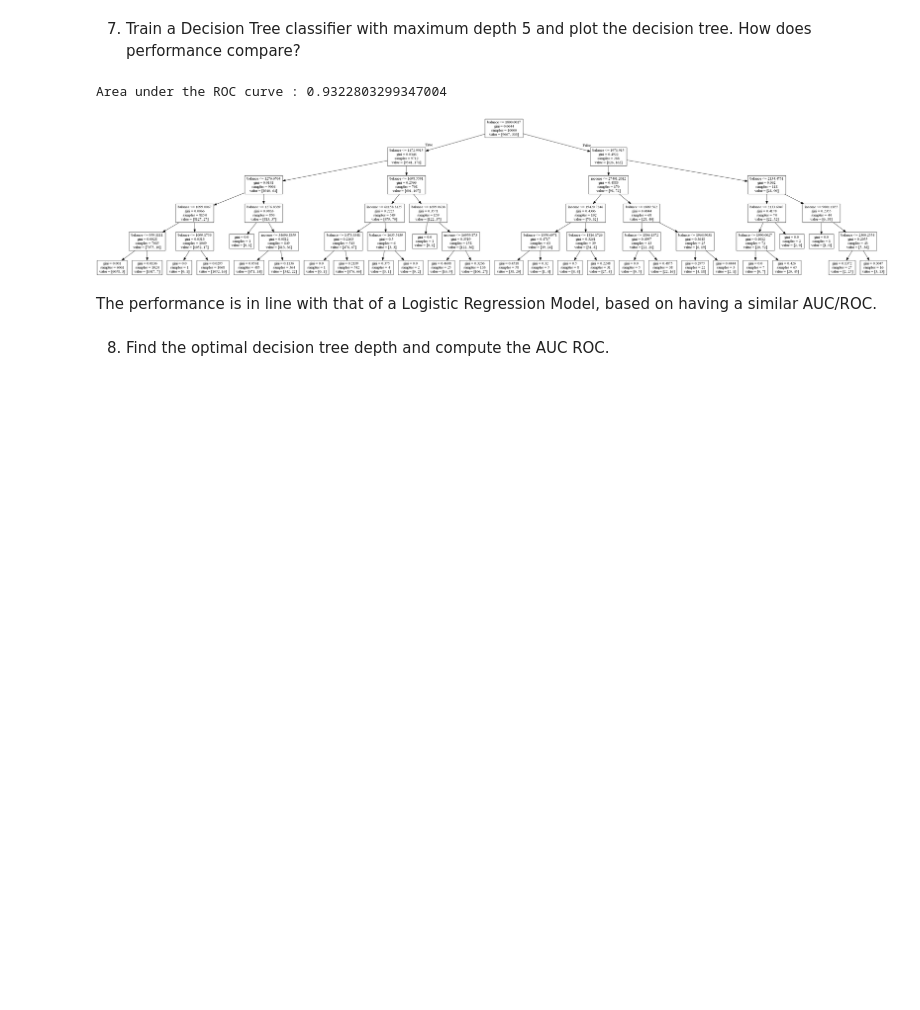
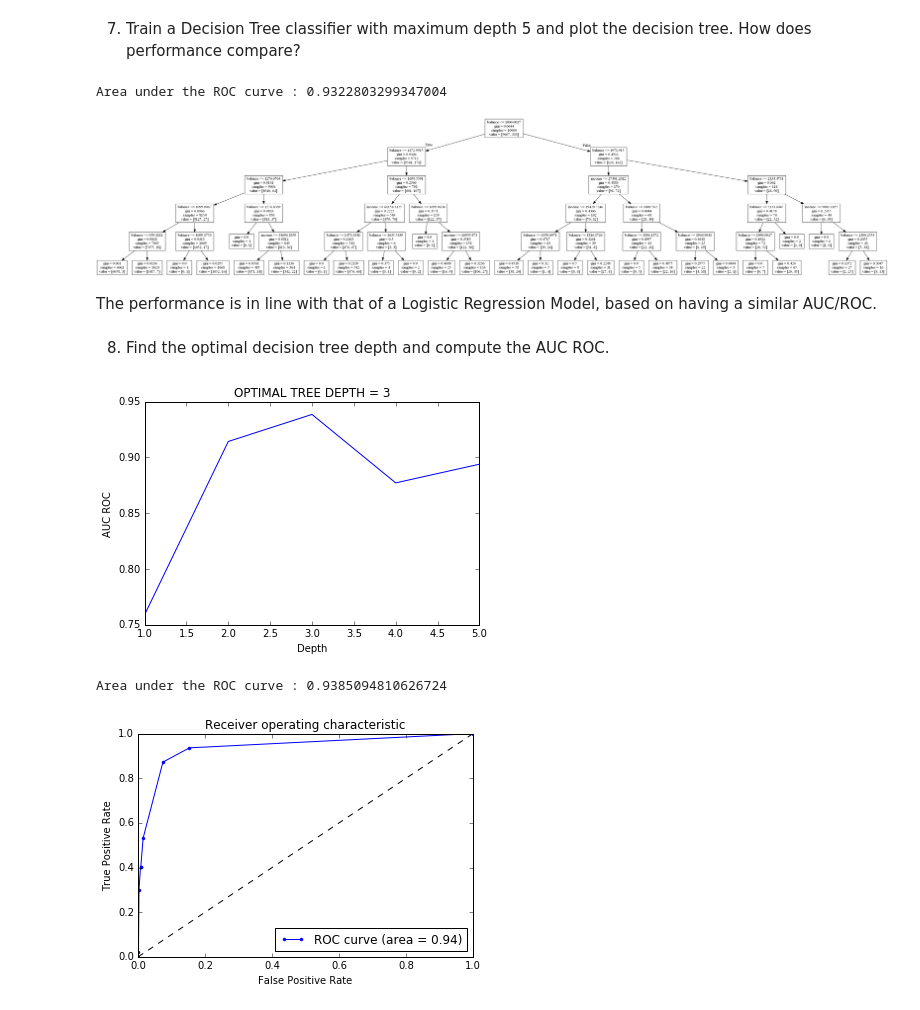
Before and after one commit to Columbia-Intro-Data-Science/python-introduction-an2683, a Jupyter notebook: Homework 3 - Classification.ipynb, the cells around one changed output. Drawn from its saved outputs; the diff is of its cells as text; code cells hidden in the pictures; blank space fills up the shorter version.

```diff
--- a/Homework 3 - Classification.ipynb
+++ b/Homework 3 - Classification.ipynb
@@ -292,3 +292,28 @@ Area under the ROC curve : 0.9322803299347004
 The performance is in line with that of a Logistic Regression Model, based on having a similar AUC/ROC.
 # %% [markdown]
 8) Find the optimal decision tree depth and compute the AUC ROC.
+# %%
+# Fit classification model
+from sklearn.model_selection import train_test_split
+X_train, X_test, y_train, y_test = train_test_split(df_final, y, test_size=0.2, random_state=42)
+train_errors=[]
+test_errors=[]
+scores=[]
+depths = range(1,6)
+for n in depths:
+    fpr, tpr, roc_auc, thresholds= generate_auc(X_train,y_train,DecisionTreeClassifier,True,max_depth=n)
+    scores.append(roc_auc)
+plt.ylabel('AUC ROC')
+plt.xlabel('Depth')
+plt.plot(depths,scores)
+test_errors=scores
+n_opt=depths[np.argmax(scores)]
+plt.title("OPTIMAL TREE DEPTH = {}".format(n_opt))
+plt.show()
+
+fpr, tpr, roc_auc, thresholds= generate_auc(X_train,y_train,DecisionTreeClassifier,False,max_depth=n_opt)
+generate_ROCplot(fpr,tpr,'LR',roc_auc)
+# %% [output]
+[figure, added]
+Area under the ROC curve : 0.9385094810626724
+[figure, added]
```
Also changed, not shown: parts of 3 cells of this notebook.
